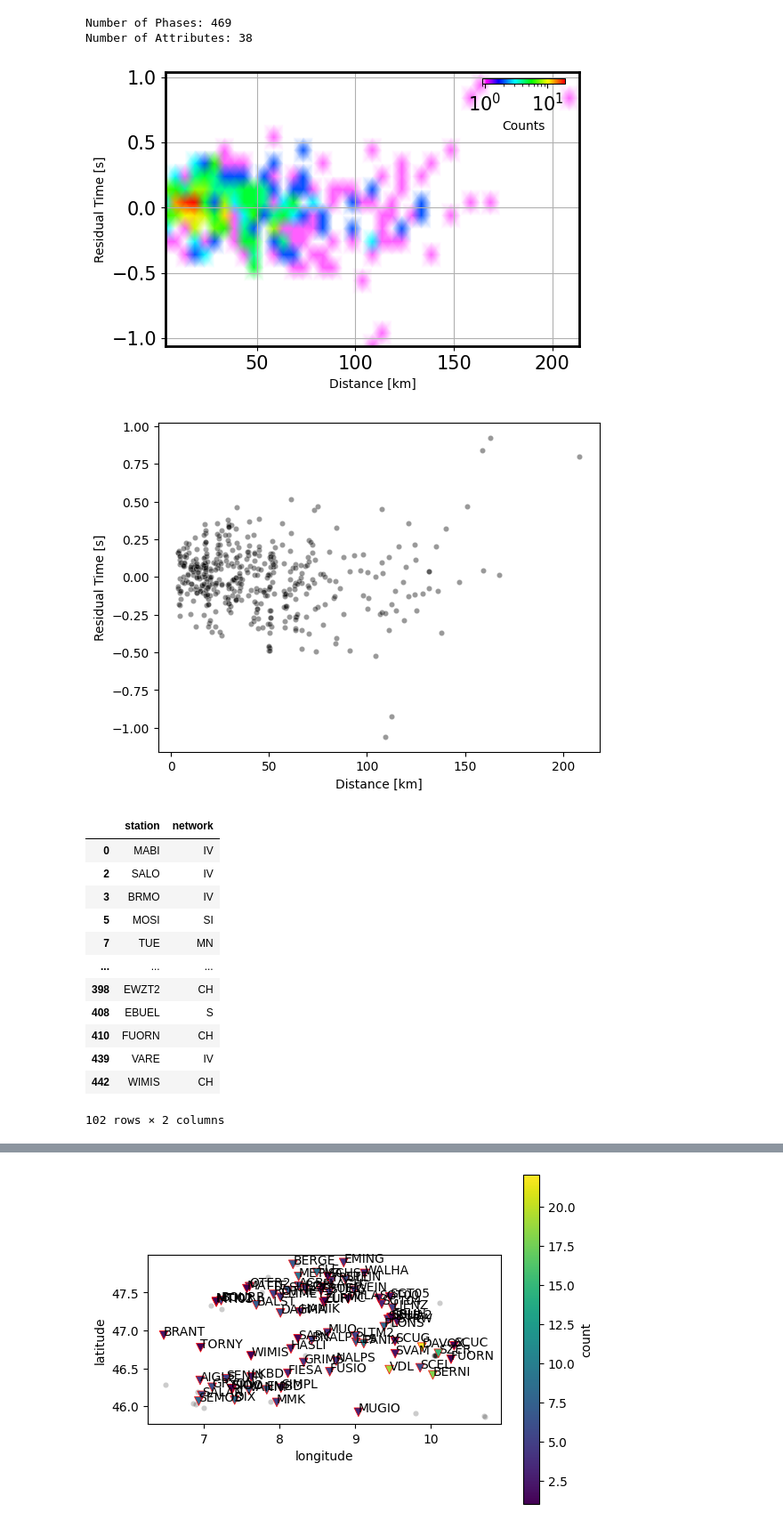
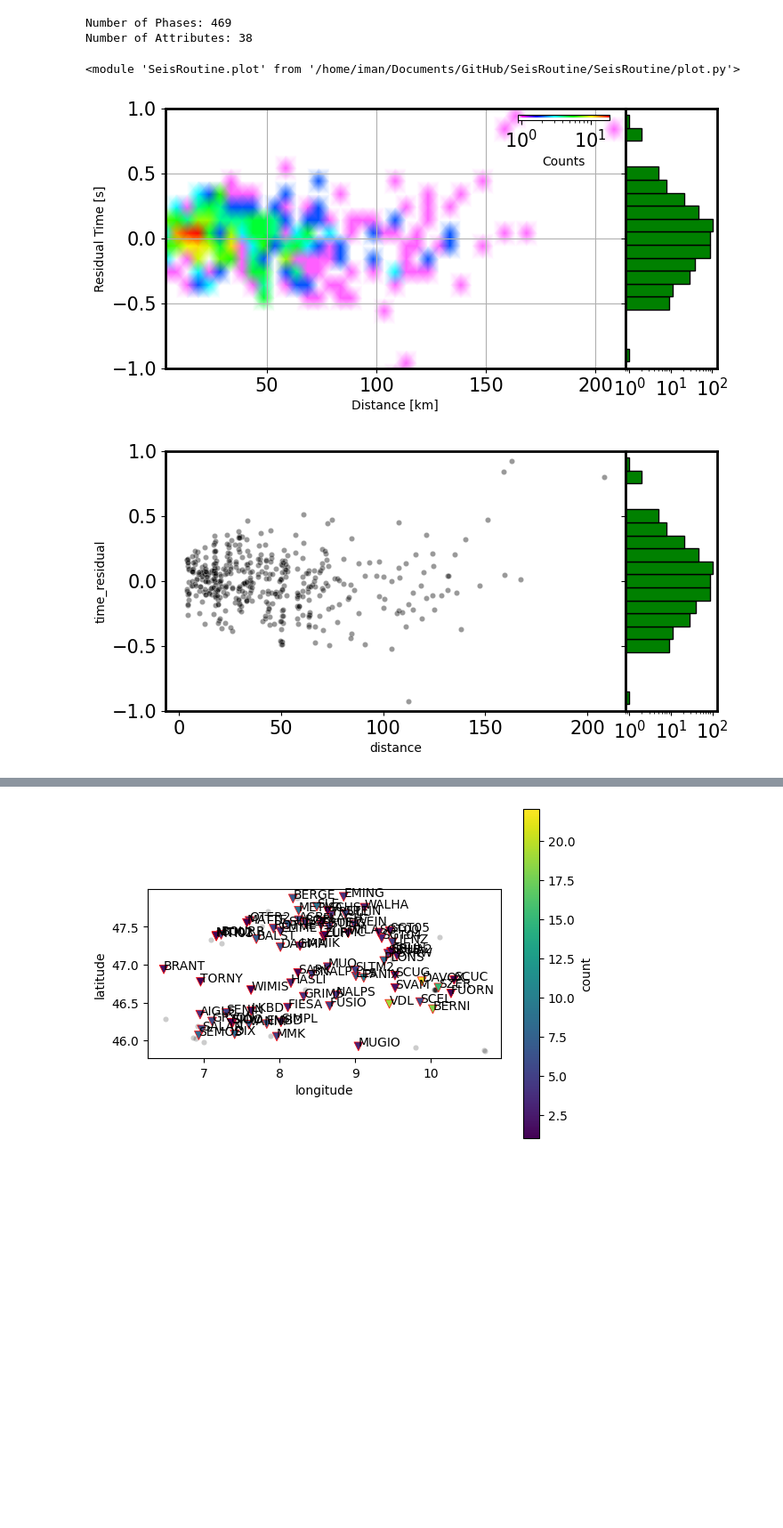
Before and after one commit to ikahbasi/SeisRoutine, a Jupyter notebook: Catalog-example.ipynb, the cells around one changed output, grey strips where cells are left out. Shown: that part at 89% size. Saved outputs shown, nothing was run; the diff lists cells and outputs as text; code cells hidden in the pictures; blank space fills up the shorter version.

Commit message:
Some modifications applied to plot proper residual-distance plots include histograms.

```diff
--- a/Catalog-example.ipynb
+++ b/Catalog-example.ipynb
@@ -20,30 +22,21 @@ print(insp)
 Number of Phases: 469
 Number of Attributes: 38
 # %%
-# import importlib
-# importlib.reload(sr.plot)
+import importlib
+importlib.reload(sr.plot)
+# %% [output]
+<module 'SeisRoutine.plot' from '/home/iman/Documents/GitHub/SeisRoutine/SeisRoutine/plot.py'>
-# %%
-insp.plot_residual_vs_distance(kind='density')
-insp.plot_residual_vs_distance(kind='normal')
-# %% [output]
-[figure, removed]
-[figure, removed]
-# %%
-networks
-# %% [output]
-|  | station | network |
-| 0 | MABI | IV |
-| 2 | SALO | IV |
-| 3 | BRMO | IV |
-| 5 | MOSI | SI |
-| 7 | TUE | MN |
-| ... | ... | ... |
-| 398 | EWZT2 | CH |
-| 408 | EBUEL | S |
-| 410 | FUORN | CH |
-| 439 | VARE | IV |
-| 442 | WIMIS | CH |
-102 rows × 2 columns
+# %%
+insp.plot_residual_vs_distance(kind='density',
+                               ystep=0.1, xstep=5,
+                               histlog=True, size=(8, 4), ylim=[-1, 1])
+# import matplotlib.pyplot as plt
+# plt.subplots_adjust(wspace=0, hspace=0)
+
+insp.plot_residual_vs_distance(kind='normal', ystep=0.1, size=(8, 4), ylim=[-1, 1])
+# %% [output]
+[figure, added]
+[figure, added]
 # %%
 networks = insp.df_phases[['station', 'network']].drop_duplicates()
 coords = {'station': [], 'latitude': [], 'longitude': []}
```
Also changed, not shown: parts of 2 cells of this notebook, 2 other files.
